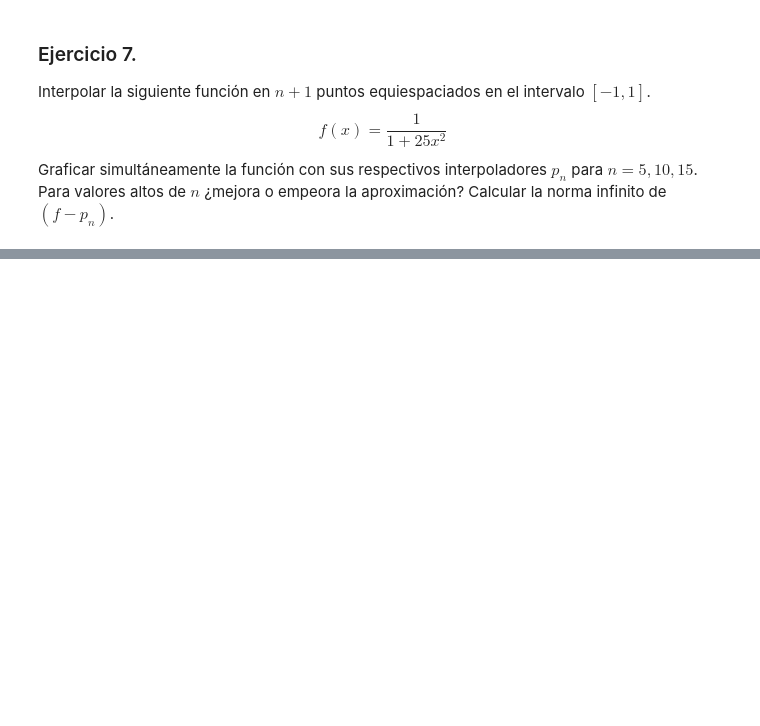
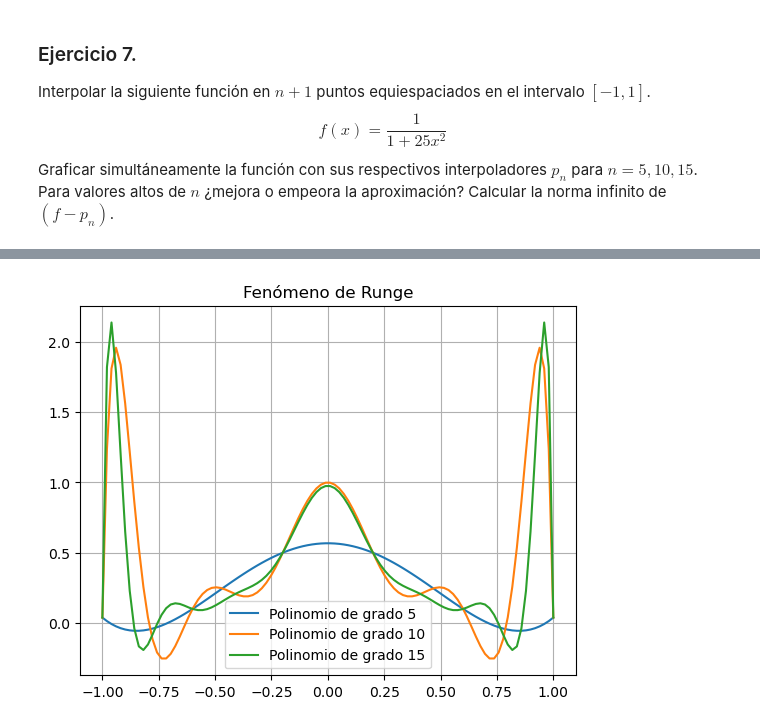
Before and after one commit to lmendezayl/uba-alc, a Jupyter notebook: guias/soluciones/guia6.ipynb, the cells around one changed output, grey strips where cells are left out. Cells and saved outputs as stored; diff of their text form; code cells hidden in the pictures; blank space fills up the shorter version.

Commit message:
ejercicio 7

```diff
--- a/guias/soluciones/guia6.ipynb
+++ b/guias/soluciones/guia6.ipynb
@@ -328,0 +346,38 @@ Primero, grafiquemos la funcion $f$ como esta descrita mas arriba
+# %%
+def interpoladorRunge(n=15):
+    # n es el grado del polinomio
+    # el polinomio contara con n+1 puntos
+
+    # los grados pedidos en el ejercicio
+    grados = range(5,n+1,5)
+
+    # Creamos la grilla
+    x_plot = np.linspace(-1,1,100)
+
+    # Ploteamos los puntos
+    if(n == 15):
+        for i in grados:
+            # Ajustamos el polinomio
+            x = np.linspace(-1,1,i+1)
+            coeficientes = np.polyfit(x, 1/(1+25*x**2), i)
+            p = np.poly1d(coeficientes)
+
+            # Ploteamos el polinomio de grado n
+            plt.plot(x_plot, p(x_plot), label=f'Polinomio de grado {i}')
+    else:
+        # Ajustamos el polinomio
+        x = np.linspace(-1,1,n+1)
+        coeficientes = np.polyfit(x, 1/(1+25*x**2), n)
+        p = np.poly1d(coeficientes)
+
+        # Ploteamos el polinomio de grado n
+        plt.plot(x_plot, p(x_plot), label=f'Polinomio de grado {n}')
+
+    plt.legend()
+    plt.title('Fenómeno de Runge')
+    plt.grid()
+    plt.show()
+# %%
+interpoladorRunge()
+# %% [output]
+[figure, added]
```
Also changed, not shown: parts of 8 cells of this notebook.
